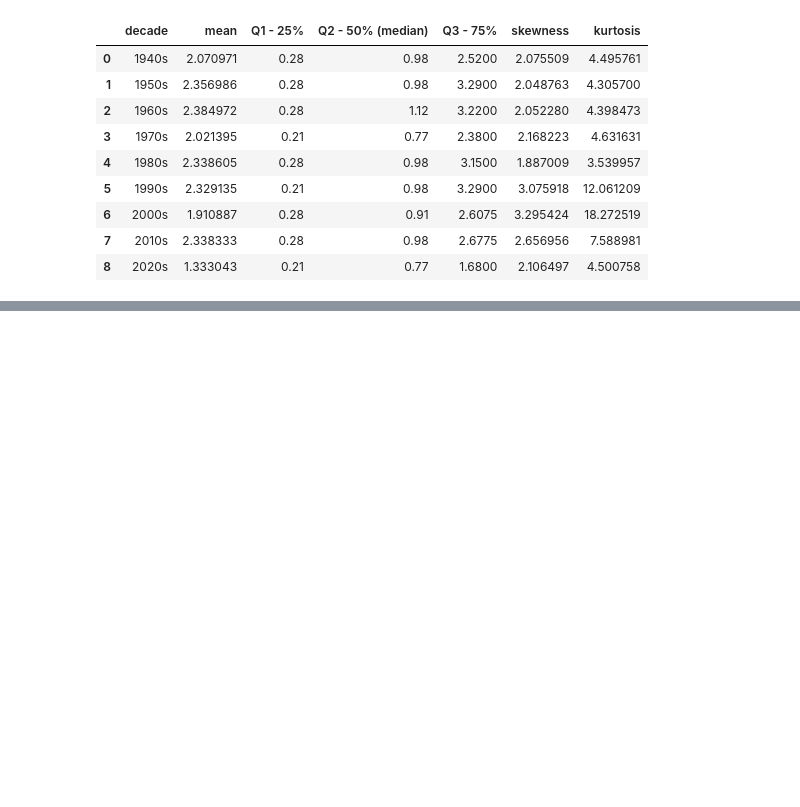
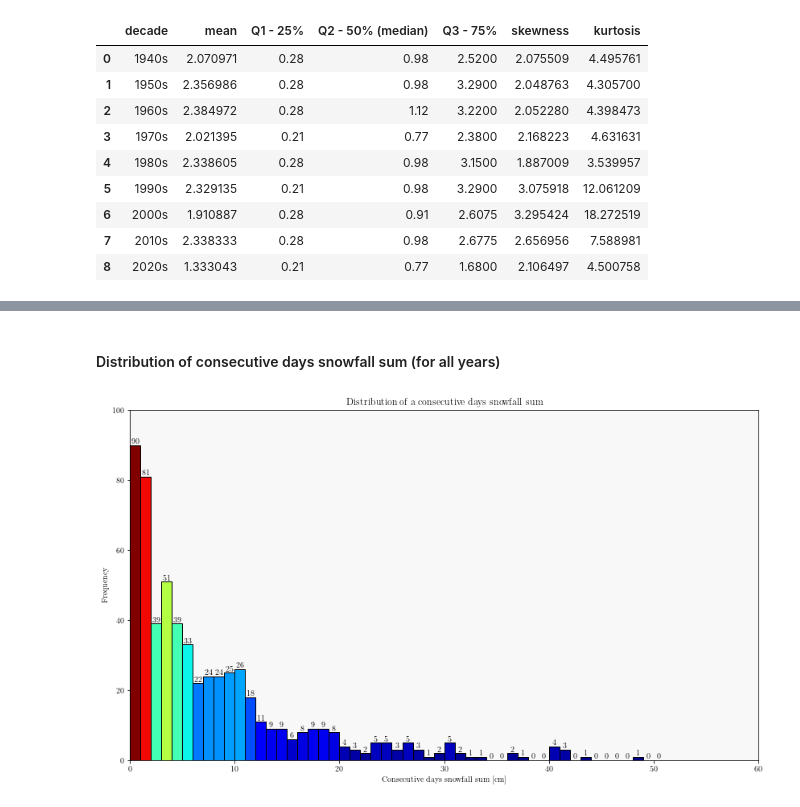
Before and after one commit to cimbaIG/Weather_data_Zagreb, a Jupyter notebook: weather_data_zagreb.ipynb, the cells around one changed output, grey strips where cells are left out. Saved outputs shown, nothing was run; the diff lists cells and outputs as text; code cells hidden in the pictures; blank space fills up the shorter version.

Commit message:
Histogram for consecutive days snowfall sum

```diff
--- a/weather_data_zagreb.ipynb
+++ b/weather_data_zagreb.ipynb
@@ -1894,0 +1897,14 @@ stat_chars_of_snowfall_sum_data
+# %%
+# Every time we see a date with a difference greater than a day, we add a value to that date.
+# Otherwise it remains with the previous value so that we end up with a unique identifier per group.
+snow_data['grp_date'] = snow_data["time"].diff().dt.days.ne(1).cumsum()
+# %%
+# Calculate the total number of consecutive snowy days by counting the equal grp_date values
+num_of_consecutive_snowy_days = snow_data.groupby('grp_date')['grp_date'].count()
+# %%
+# Join dataframes on grp_date column values
+df = snow_data.join(num_of_consecutive_snowy_days, on="grp_date", lsuffix="", rsuffix="_total_number")
+# Consider only that days with number larger than 1, i.e. we shall consider two or more consecutive days
+consecutive_snowy_days = df[df["grp_date_total_number"] > 1].reset_index(drop=True)
+# Print consecutive snowy days dataframe
+consecutive_snowy_days
@@ -1894,0 +1944,29 @@ stat_chars_of_snowfall_sum_data
+# %% [markdown]
+#### Distribution of consecutive days snowfall sum (for all years)
+# %%
+# Plot histogram of snowfall
+n, bins, patches = plt.hist(x=consecutive_snowy_days.groupby("grp_date").sum()["snowfall_sum (cm)"], bins=np.arange(0, 52, 1), edgecolor="black")
+
+# Add colormap to bins
+col = (n-n.min())/(n.max()-n.min())
+cm = plt.cm.get_cmap('jet')
+for c, p in zip(col, patches):
+   plt.setp(p, 'facecolor', cm(c))
+
+# Get current figure and make it looks pretty
+figure = plt.gcf()
+figure.set_figwidth(14)
+figure.set_figheight(8)
+plt.xlim((0,60))
+plt.ylim((0,100))
+plt.xlabel("Consecutive days snowfall sum [cm]")
+plt.ylabel("Frequency")
+plt.title("Distribution of a consecutive days snowfall sum")
+plt.bar_label(patches)
+ax = plt.gca()
+ax.set_facecolor("#F8F8F8")
+
+# Save figure to .pdf file
+plt.savefig('distribution_of_consecutive_days_snowfall_sum.pdf', bbox_inches='tight')
+# %% [output]
+[figure, added]
```
Also changed, not shown: parts of 9 cells of this notebook, 30 other files.
